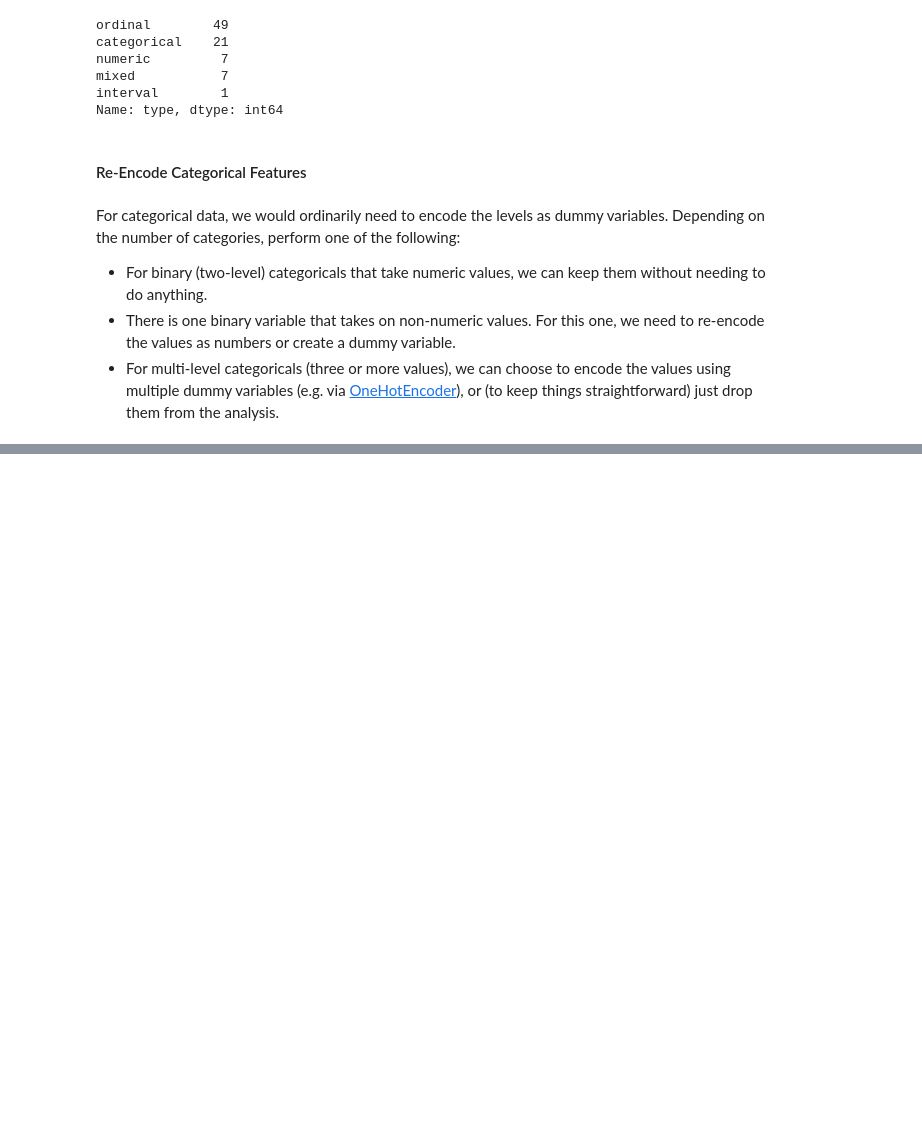
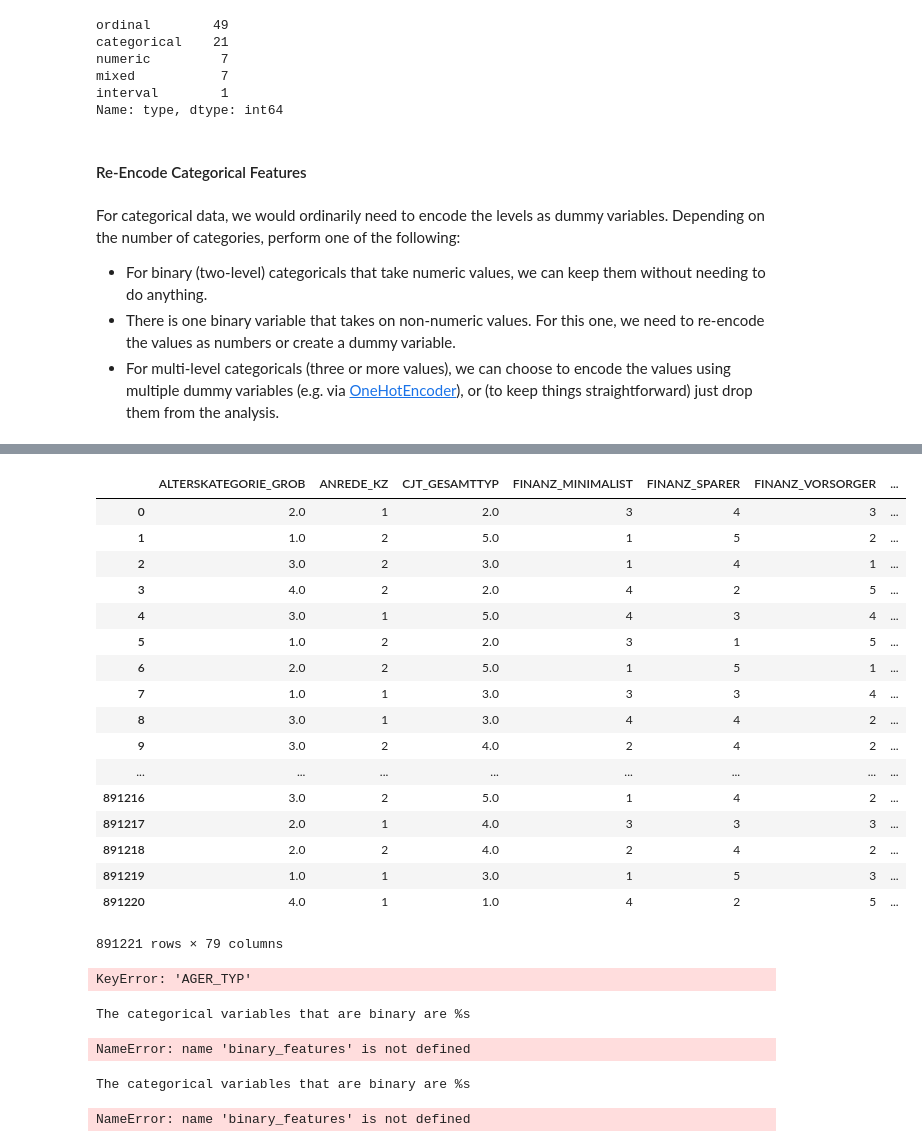
Before and after one commit to leonisawesome/identify_customer_segments, a Jupyter notebook: identify_customer_segment.ipynb, the cells around one changed output, grey strips where cells are left out. Cells and saved outputs as stored; diff of their text form; code cells hidden in the pictures; blank space fills up the shorter version.

```diff
--- a/identify_customer_segment.ipynb
+++ b/identify_customer_segment.ipynb
@@ -376,2 +490,45 @@ For categorical data, we would ordinarily need to encode the levels as dummy var
+# %%
+df
+# %% [output]
+|  | ALTERSKATEGORIE_GROB | ANREDE_KZ | CJT_GESAMTTYP | FINANZ_MINIMALIST | FINANZ_SPARER | FINANZ_VORSORGER | ... |
+| 0 | 2.0 | 1 | 2.0 | 3 | 4 | 3 | ... |
+| 1 | 1.0 | 2 | 5.0 | 1 | 5 | 2 | ... |
+| 2 | 3.0 | 2 | 3.0 | 1 | 4 | 1 | ... |
+| 3 | 4.0 | 2 | 2.0 | 4 | 2 | 5 | ... |
+| 4 | 3.0 | 1 | 5.0 | 4 | 3 | 4 | ... |
+| 5 | 1.0 | 2 | 2.0 | 3 | 1 | 5 | ... |
+| 6 | 2.0 | 2 | 5.0 | 1 | 5 | 1 | ... |
+| 7 | 1.0 | 1 | 3.0 | 3 | 3 | 4 | ... |
+| 8 | 3.0 | 1 | 3.0 | 4 | 4 | 2 | ... |
+| 9 | 3.0 | 2 | 4.0 | 2 | 4 | 2 | ... |
+| ... | ... | ... | ... | ... | ... | ... | ... |
+| 891216 | 3.0 | 2 | 5.0 | 1 | 4 | 2 | ... |
+| 891217 | 2.0 | 1 | 4.0 | 3 | 3 | 3 | ... |
+| 891218 | 2.0 | 2 | 4.0 | 2 | 4 | 2 | ... |
+| 891219 | 1.0 | 1 | 3.0 | 1 | 5 | 3 | ... |
+| 891220 | 4.0 | 1 | 1.0 | 4 | 2 | 5 | ... |
+891221 rows × 79 columns
+# %%
+binary_feature = []
+multi_level_feature=[]
+for feature in categorical_features:
+    if (len(df_azdias_less_than_3[feature].unique())==2):
+        binary_feature.append(feature)
+    elif (len(df_azdias_less_than_3[feature].unique())>2):
+        multi_level_feature.append(feature)
+# %% [output]
+KeyError: 'AGER_TYP'
+# %%
+print ('The categorical variables that are binary are %s') %(binary_features)
+# %% [output]
+The categorical variables that are binary are %s
+NameError: name 'binary_features' is not defined
+# %%
+print ('The categorical variables that are binary are %s') %(binary_features)
+print ('/n')
+print ('The categorical variables that are multi-level are %s') %(multi_level_features)
+# %% [output]
+The categorical variables that are binary are %s
+NameError: name 'binary_features' is not defined
 # %%
 # Re-encode categorical variable(s) to be kept in the analysis.
```
Also changed, not shown: parts of 13 cells of this notebook.
